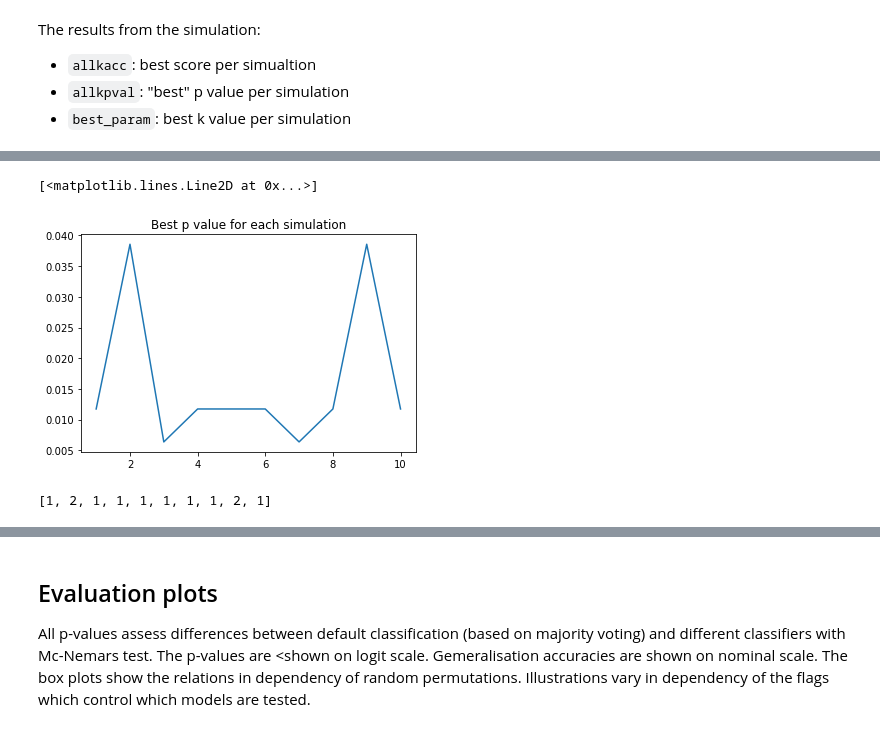
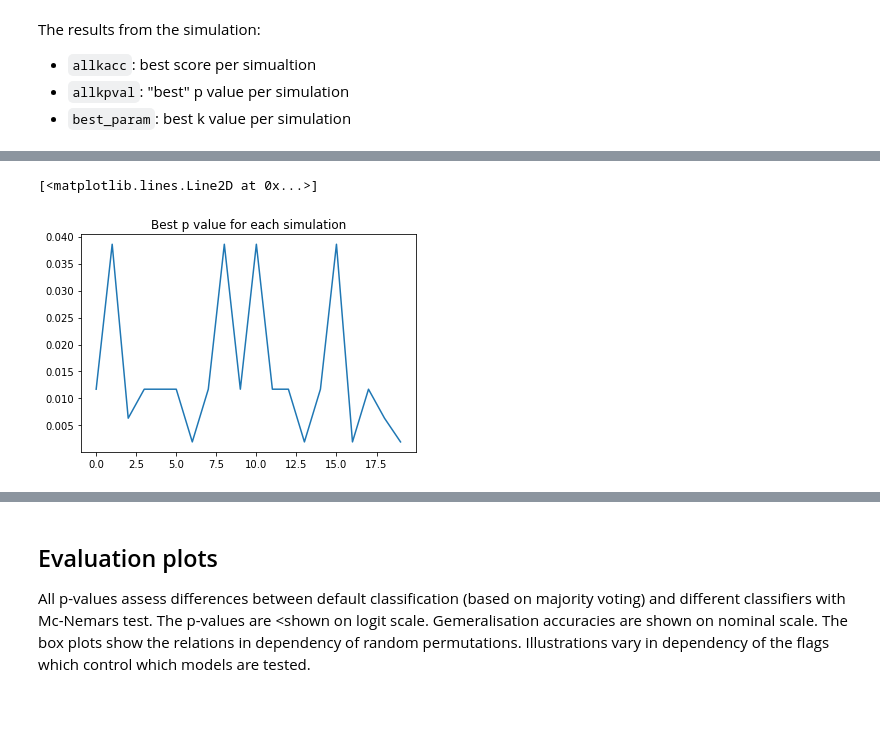
Before and after one commit to DerZ115/ML_FH, a Jupyter notebook: notebooks/classification.ipynb, the cells around one changed output, grey strips where cells are left out. Cells and saved outputs as stored; diff of their text form; code cells hidden in the pictures.

```diff
--- a/notebooks/classification.ipynb
+++ b/notebooks/classification.ipynb
@@ -69,9 +86,6 @@ A noteworthy property of the knn classifier is its guarantee to approch Bayes op
 
 ## A knn classifier with sklearn
 # %%
-from sklearn.neighbors import KNeighborsClassifier as KNN
-from sklearn.model_selection import cross_val_predict as cvp
-from sklearn.model_selection import KFold
 maxK=20
 #make sure maxK is tested
 krange=range(1, maxK+1)
@@ -85,7 +99,7 @@ allkpval=np.zeros((nrandpermit, len(list(krange))))
 allkacc=np.zeros((nrandpermit, len(list(krange))))
 # accuracy of default classifier
 alldefacc=np.zeros((nrandpermit, 1))
-for it in range(nrandpermit):
+for it in tqdm(range(nrandpermit)):
     ckpval=np.zeros((1, len(list(krange))))
     ckacc=np.zeros((1, len(list(krange))))
     # KFold iterator with random reshuffling
@@ -95,7 +109,7 @@ for it in range(nrandpermit):
     alldefacc[it, 0]=sum(cdefpred==trg)/len(trg)
     for id, k in enumerate(krange):
         # get KNN predictions by cvp n_jobs -1: all cores in parallel
-        cpred=cvp(KNN(n_neighbors=k), X, trg, cv=cvp_cv, n_jobs=10)
+        cpred=cvp(KNN(n_neighbors=k), X, trg, cv=cvp_cv, n_jobs=-1)
         # calculate perdictive accuracy
         ckacc[0, id]=sum(cpred==trg)/len(trg)
         # call McNemar to get p-value of outperforming default accuracy
@@ -246,14 +255,9 @@ plt.plot(x,allkacc)
 # %%
-allkpval
 plt.title("Best p value for each simulation")
-plt.plot(x,allkpval)
+plt.plot(range(nrandpermit), knn_pval)
 # %% [output]
 [<matplotlib.lines.Line2D at 0x...>]
-[figure, old version]
+[figure, new version]
-# %%
-best_param
-# %% [output]
-[1, 2, 1, 1, 1, 1, 1, 1, 2, 1]
 # %% [markdown]
 ## Investigating additional classification methods
 A proper justification of suggesting a particular classification method requires chosing the method which performs best among competing approaches. The sklearn library provides to this end several different methods. The next step in our data science project is thus to include:
```
Also changed, not shown: parts of 20 cells of this notebook, 4 other files.
